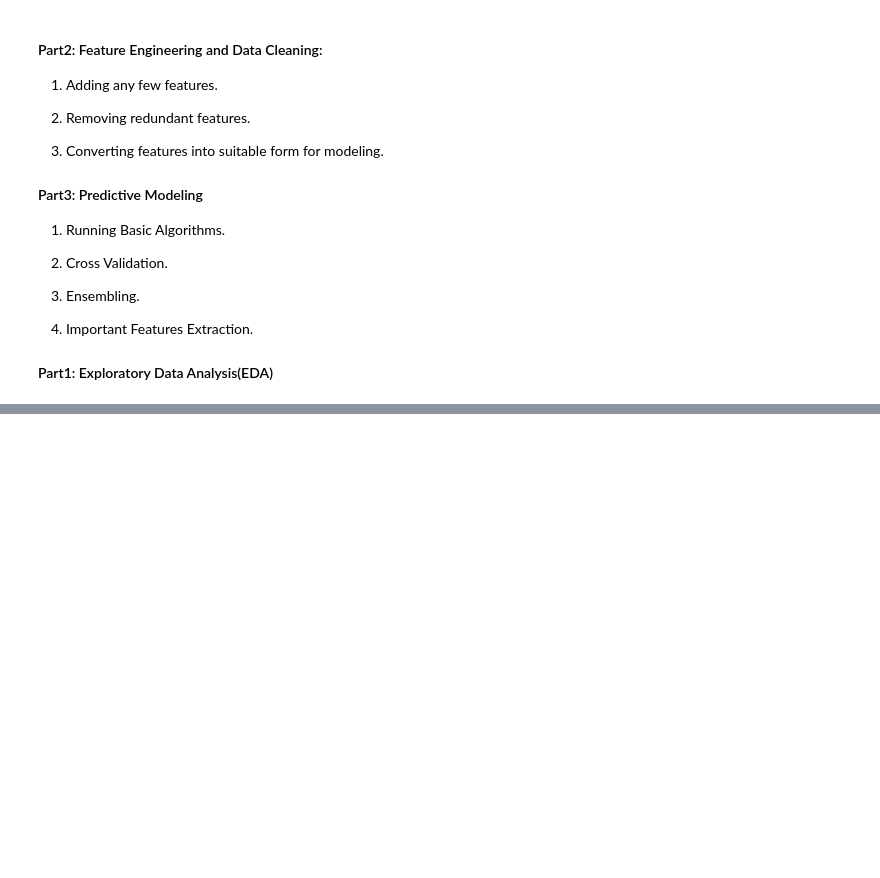
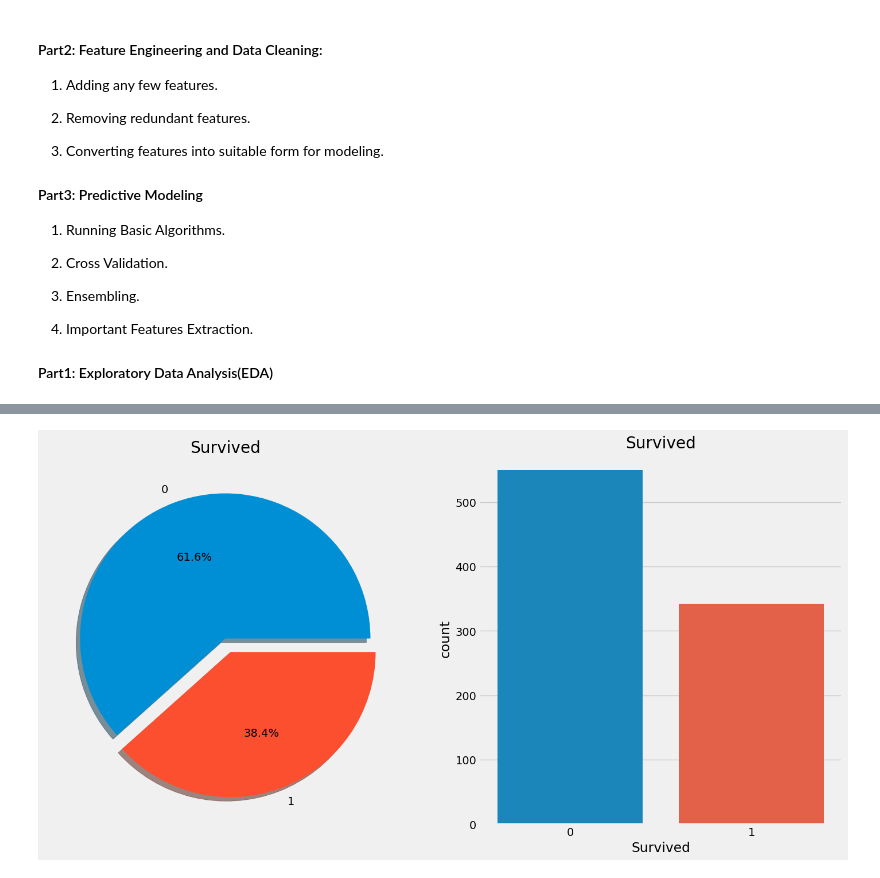
Before and after one commit to shinyfe74/Titanic_Prediction, a Jupyter notebook: EDA_to_Pred.ipynb, the cells around one changed output, grey strips where cells are left out. Drawn from its saved outputs; the diff is of its cells as text; code cells hidden in the pictures; blank space fills up the shorter version.

Commit message:
Kaggle Notebook | EDA_to_Prediction | Version 2

```diff
--- a/EDA_to_Pred.ipynb
+++ b/EDA_to_Pred.ipynb
@@ -44,3 +44,5 @@ plt.style.use('fivethirtyeight')
 import warnings
 warnings.filterwarnings('ignore')
 %matplotlib inline
+# %%
+data = pd.read_csv('/kaggle/input/titanic/train.csv')
@@ -46,0 +101,10 @@ warnings.filterwarnings('ignore')
+# %%
+f, ax = plt.subplots(1,2, figsize=(16,8))
+data['Survived'].value_counts().plot.pie(explode=[0, 0.1], autopct='%1.1f%%', ax=ax[0], shadow = True)
+ax[0].set_title('Survived')
+ax[0].set_ylabel('')
+sns.countplot(data=data, x=data['Survived'], ax=ax[1])
+ax[1].set_title('Survived')
+plt.show()
+# %% [output]
+[figure, added]
```
Also changed, not shown: parts of 6 cells of this notebook.
